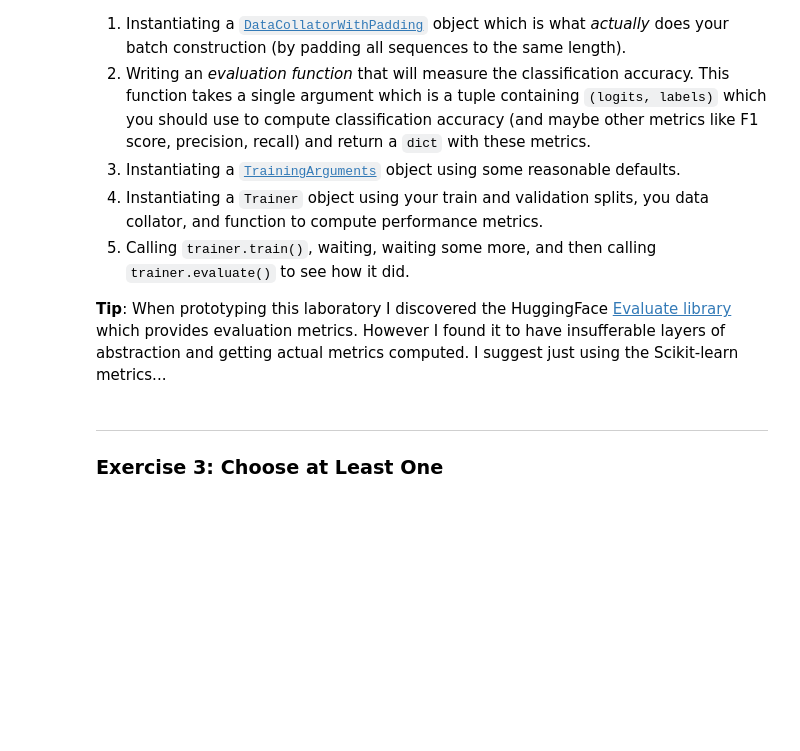
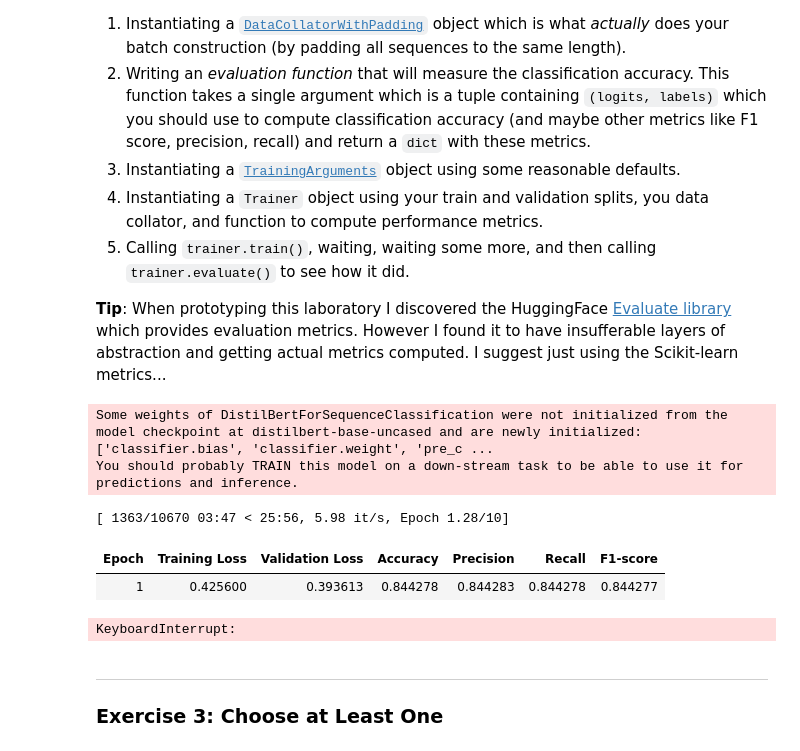
Before and after one commit to NathanAcciai/Deep_Learning_Homework, a Jupyter notebook: Homework_3/Lab3-Transformers.ipynb, the cells around one changed output. Saved outputs shown, nothing was run; the diff lists cells and outputs as text; code cells hidden in the pictures; blank space fills up the shorter version.

```diff
--- a/Homework_3/Lab3-Transformers.ipynb
+++ b/Homework_3/Lab3-Transformers.ipynb
@@ -56,4 +231,7 @@ The first thing we need to do is *tokenize* our dataset splits. Our current data
 
 In this exercise we need to prepare the base Distilbert model for fine-tuning for a *sequence classification task*. This means, at the very least, appending a new, randomly-initialized classification head connected to the `[CLS]` token of the last transformer layer. Luckily, HuggingFace already provides an `AutoModel` for just this type of instantiation: [`AutoModelForSequenceClassification`](https://huggingface.co/transformers/v3.0.2/model_doc/auto.html#automodelforsequenceclassification). You will want you instantiate one of these for fine-tuning.
 # %%
-# Your code here.
+from transformers import DistilBertTokenizer, DistilBertForSequenceClassification
+
+tokenizer= DistilBertTokenizer.from_pretrained('distilbert-base-uncased')
+model = DistilBertForSequenceClassification.from_pretrained('distilbert-base-uncased')
@@ -75,3 +268,48 @@ Finally. In this exercise you should use a HuggingFace [`Trainer`](https://huggi
+# %%
+def build_trainer(model, tokenizer, output_dir, train_dataset, eval_dataset, num_epochs=3,train_batch_size=8,eval_batch_size=8,lr=5e-5):
+    data_collator= transformers.DataCollatorWithPadding(tokenizer=tokenizer, return_tensors="pt")
+
+    trainer_args= transformers.TrainingArguments(
+        output_dir=output_dir,
+        per_device_train_batch_size=train_batch_size,
+        per_device_eval_batch_size= eval_batch_size,
+        learning_rate=lr,
+        num_train_epochs=num_epochs,
+        eval_strategy="epoch"
+    )
+
+    trainer = transformers.Trainer(
+        model= model,
+        args=trainer_args,
+        data_collator=data_collator,
+        train_dataset=train_dataset,
+        eval_dataset=eval_dataset,
+        compute_metrics=compute_metrics,
+    )
+
+    return trainer
+# %%
+tokenizer= DistilBertTokenizer.from_pretrained('distilbert-base-uncased')
+model = DistilBertForSequenceClassification.from_pretrained('distilbert-base-uncased')
+
+
+
+now = datetime.now()
+formatted_data = now.strftime("%Y-%m-%d_%H-%M-%S")
+general_dir= "Trainer_Distilbert"
+dir= f'{general_dir}/run_{formatted_data}'
+os.makedirs(dir, exist_ok=True)
+
+trainer= build_trainer(model, tokenizer, dir, tokenized_train, tokenized_validation,10,8,8)
+
+trainer.train()
+# %% [output]
+Some weights of DistilBertForSequenceClassification were not initialized from the model checkpoint at distilbert-base-uncased and are newly initialized: ['classifier.bias', 'classifier.weight', 'pre_c ...
+You should probably TRAIN this model on a down-stream task to be able to use it for predictions and inference.
+[ 1363/10670 03:47 < 25:56, 5.98 it/s, Epoch 1.28/10]
+| Epoch | Training Loss | Validation Loss | Accuracy | Precision | Recall | F1-score |
+| 1 | 0.425600 | 0.393613 | 0.844278 | 0.844283 | 0.844278 | 0.844277 |
+KeyboardInterrupt:
 # %% [markdown]
 -----
 ### Exercise 3: Choose at Least One
```
Also changed, not shown: parts of 20 cells of this notebook.
